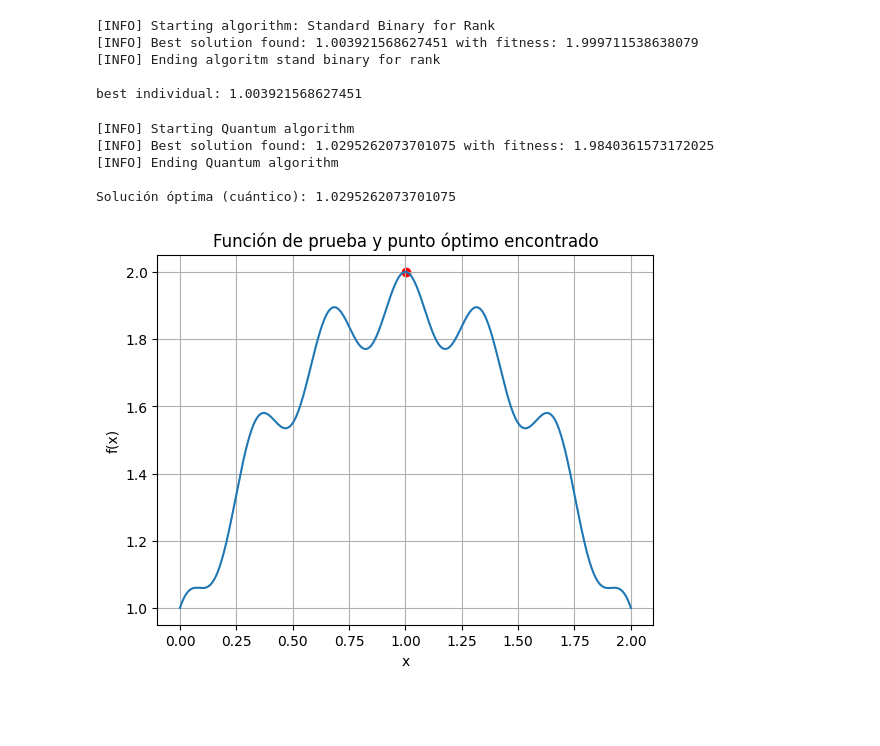
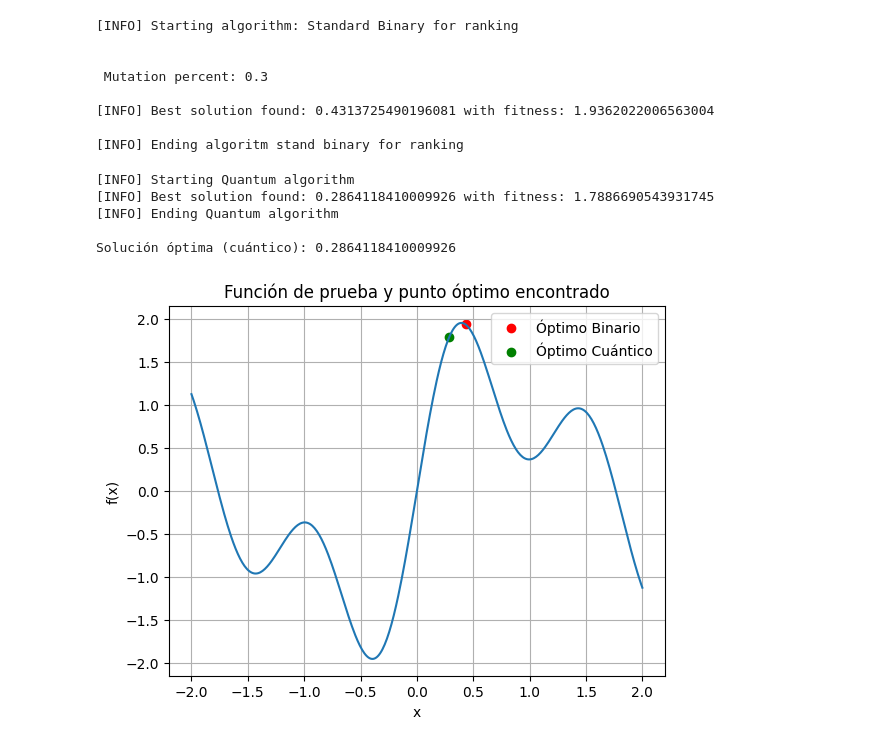
Before and after one commit to LuisPablo54/Algoritmos-bioinspirados, a Jupyter notebook: relax_gen/prueba3.ipynb, the cells around one changed output. Drawn from its saved outputs; the diff is of its cells as text; code cells hidden in the pictures; blank space fills up the shorter version.

```diff
--- a/relax_gen/prueba3.ipynb
+++ b/relax_gen/prueba3.ipynb
@@ -11,37 +5,32 @@ from gen import GEN
 import numpy as np
 
 def funcion_test(x):
-    return - (0.1 + ((1 - x) ** 2) - 0.1 * np.cos(6 * np.pi * (1 - x))) + 2 #
+        return (np.sin(5*x) + 1.5*np.sin(2*x)) * np.exp(-0.1*x**2)
 
 
 menu = GEN(funcion_test,
            population=300,
-           cant_genes=8,
-           num_cycles=100,
-           selection_percent=0.6,
-           crossing= 0.5,
-           mutation_percent=0.3,
-           i_min=0,
-           i_max=2,
-           optimum='max'
+           i_min=-10,
+           i_max=10
            )
 
-best_individual = menu.alg_stn_bin_rank()
-
-print("best individual:", best_individual)
+bin_solution = menu.alg_stn_bin()
 # %% [output]
-[INFO] Starting algorithm: Standard Binary for Rank
-[INFO] Best solution found: 1.003921568627451 with fitness: 1.999711538638079
-[INFO] Ending algoritm stand binary for rank
+[INFO] Starting algorithm: Standard Binary for ranking
 
-best individual: 1.003921568627451
+
+ Mutation percent: 0.3
+
+[INFO] Best solution found: 0.4313725490196081 with fitness: 1.9362022006563004
+
+[INFO] Ending algoritm stand binary for ranking
 # %%
 # Ahora probamos el algoritmo cuántico
 from gen import GEN
 import numpy as np
 
 def funcion_test_quantum(x):
-    return - (0.1 + ((1 - x) ** 2) - 0.1 * np.cos(6 * np.pi * (1 - x))) + 2 #
+        return (np.sin(5*x) + 1.5*np.sin(2*x)) * np.exp(-0.1*x**2)
 
 
 menu = GEN(funcion_test_quantum,
@@ -53,25 +42,27 @@ menu = GEN(funcion_test_quantum,
            i_max=10
 )
 
-solucion = menu.alg_quantum()
-print("Solución óptima (cuántico):", solucion)
+quantum_solution = menu.alg_quantum()
+print("Solución óptima (cuántico):", quantum_solution)
 # %% [output]
 [INFO] Starting Quantum algorithm
-[INFO] Best solution found: 1.0295262073701075 with fitness: 1.9840361573172025
+[INFO] Best solution found: 0.2864118410009926 with fitness: 1.7886690543931745
 [INFO] Ending Quantum algorithm
 
-Solución óptima (cuántico): 1.0295262073701075
+Solución óptima (cuántico): 0.2864118410009926
 # %%
 # Graficamos la función
 import matplotlib.pyplot as plt
-x = np.linspace(0, 2, 400)
+x = np.linspace(-2, 2, 400)
 y = funcion_test(x)
 plt.plot(x, y)
-plt.scatter(best_individual, funcion_test(best_individual), color='red')  # Punto óptimo encontrado
+plt.scatter(bin_solution, funcion_test(bin_solution), color='red', label='Óptimo Binario')  # Punto óptimo encontrado
+plt.scatter(quantum_solution, funcion_test_quantum(quantum_solution), color='green', label='Óptimo Cuántico')  # Punto óptimo encontrado cuántico
 plt.title('Función de prueba y punto óptimo encontrado')
 plt.xlabel('x')
 plt.ylabel('f(x)')
 plt.grid()
+plt.legend()
 plt.show()
 # %% [output]
-[figure, old version]
+[figure, new version]
```
Also changed, not shown: parts of 1 cell of this notebook, 4 other files.
